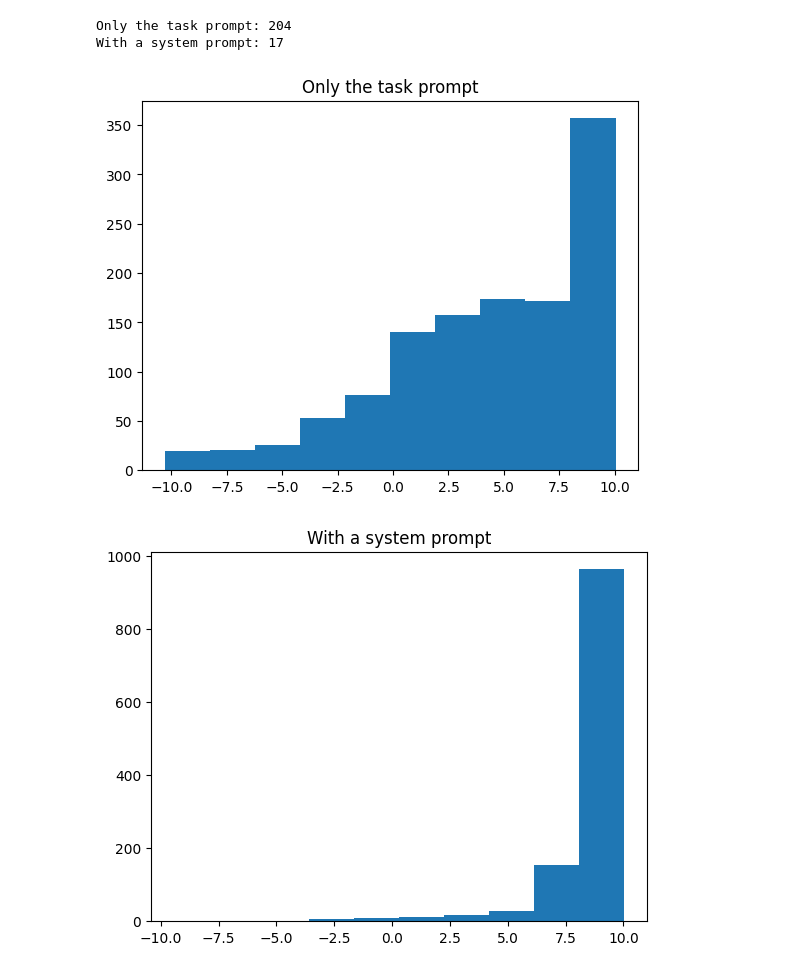
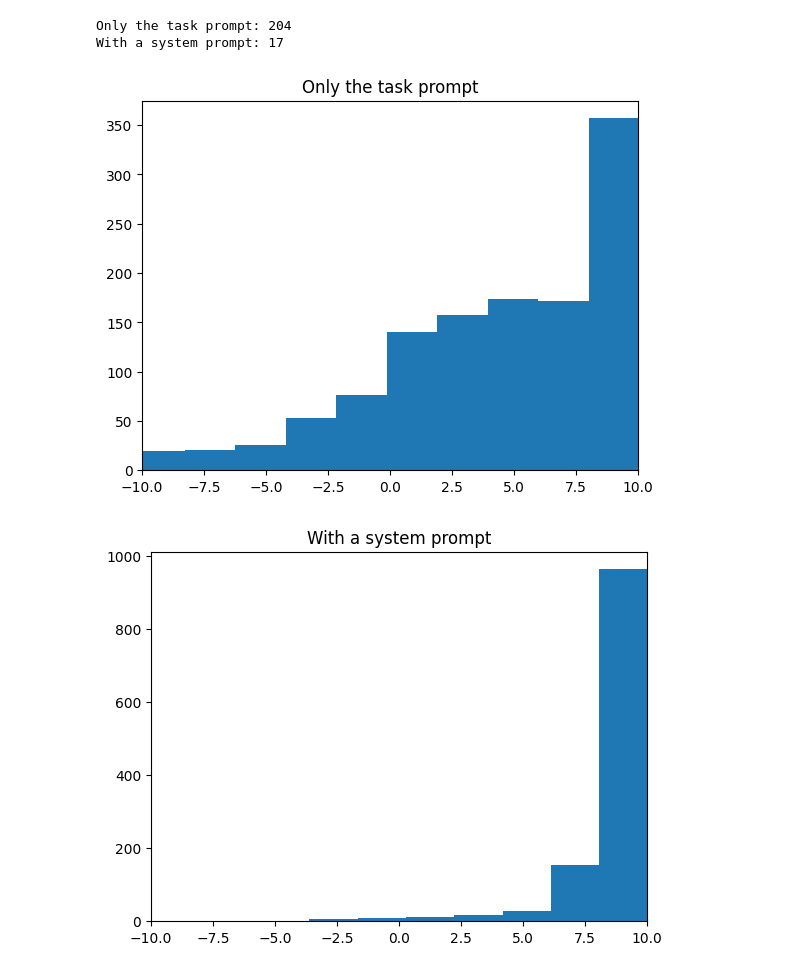
Before and after one commit to macafra/NLP_toxicity, a Jupyter notebook: xai/llama/analyze.ipynb, the cells around one changed output. Drawn from its saved outputs; the diff is of its cells as text; code cells hidden in the pictures.

```diff
--- a/xai/llama/analyze.ipynb
+++ b/xai/llama/analyze.ipynb
@@ -76,12 +76,14 @@ With a system prompt: 17
 # %%
 plt.hist(without_list)
 plt.title("Only the task prompt")
+plt.xlim(-10.0, 10.0)
 plt.show()
 # %% [output]
-[figure, old version]
+[figure, new version]
 # %%
 plt.hist(with_list)
 plt.title("With a system prompt")
+plt.xlim(-10.0, 10.0)
 plt.show()
 # %% [output]
-[figure, old version]
+[figure, new version]
```
